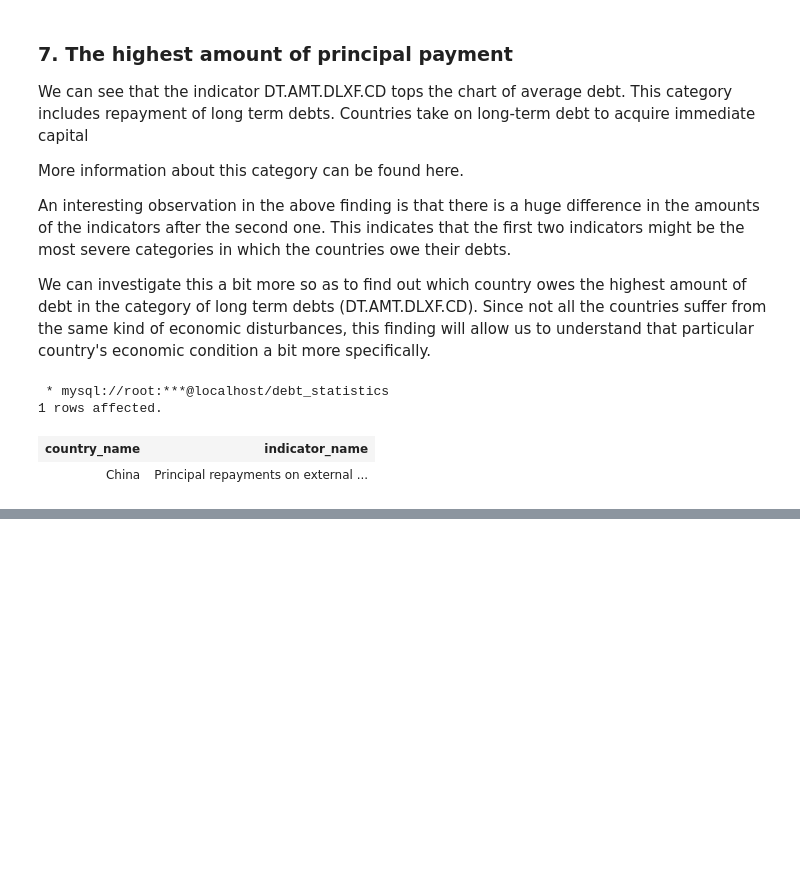
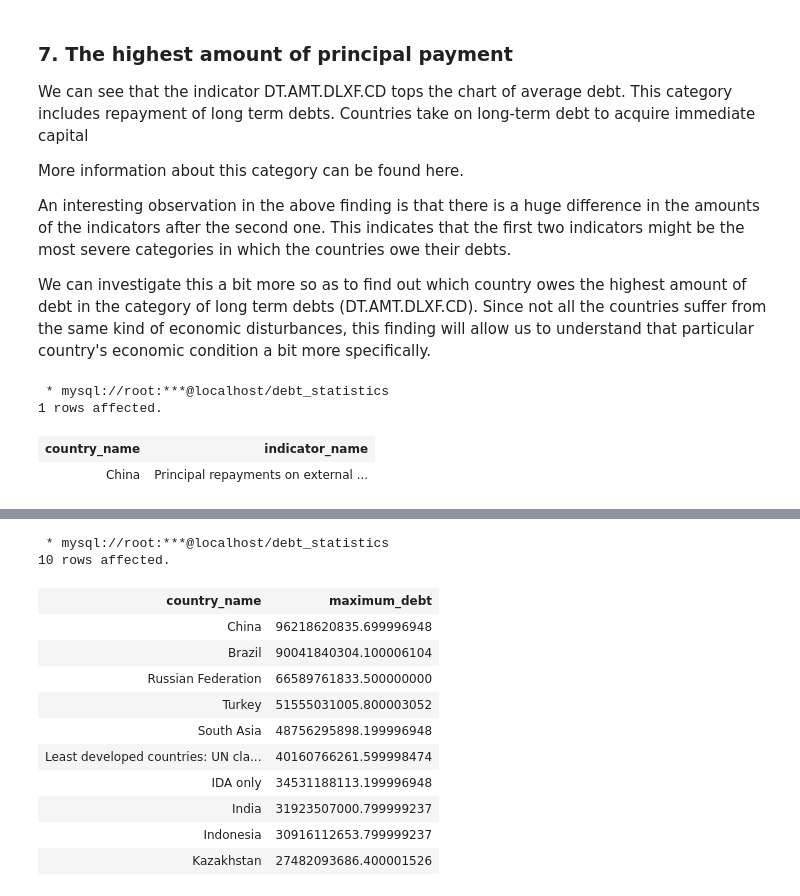
Before and after one commit to AlphonseBrandon/AB, a Jupyter notebook: _notebooks/2022-05-20-Analyzing-International-Debt-Stats-With-SQL.ipynb, the cells around one changed output, grey strips where cells are left out. Drawn from its saved outputs; the diff is of its cells as text; code cells hidden in the pictures; blank space fills up the shorter version.

```diff
--- a/_notebooks/2022-05-20-Analyzing-International-Debt-Stats-With-SQL.ipynb
+++ b/_notebooks/2022-05-20-Analyzing-International-Debt-Stats-With-SQL.ipynb
@@ -204,0 +241,22 @@ WHERE debt = (SELECT
+# %%
+%%sql
+SELECT country_name,
+       MAX(debt) AS maximum_debt
+FROM international_debt
+GROUP BY country_name
+ORDER BY maximum_debt DESC
+LIMIT 10
+# %% [output]
+ * mysql://root:***@localhost/debt_statistics
+10 rows affected.
+| country_name | maximum_debt |
+| China | 96218620835.699996948 |
+| Brazil | 90041840304.100006104 |
+| Russian Federation | 66589761833.500000000 |
+| Turkey | 51555031005.800003052 |
+| South Asia | 48756295898.199996948 |
+| Least developed countries: UN cla... | 40160766261.599998474 |
+| IDA only | 34531188113.199996948 |
+| India | 31923507000.799999237 |
+| Indonesia | 30916112653.799999237 |
+| Kazakhstan | 27482093686.400001526 |
```
Also changed, not shown: parts of 7 cells of this notebook.
